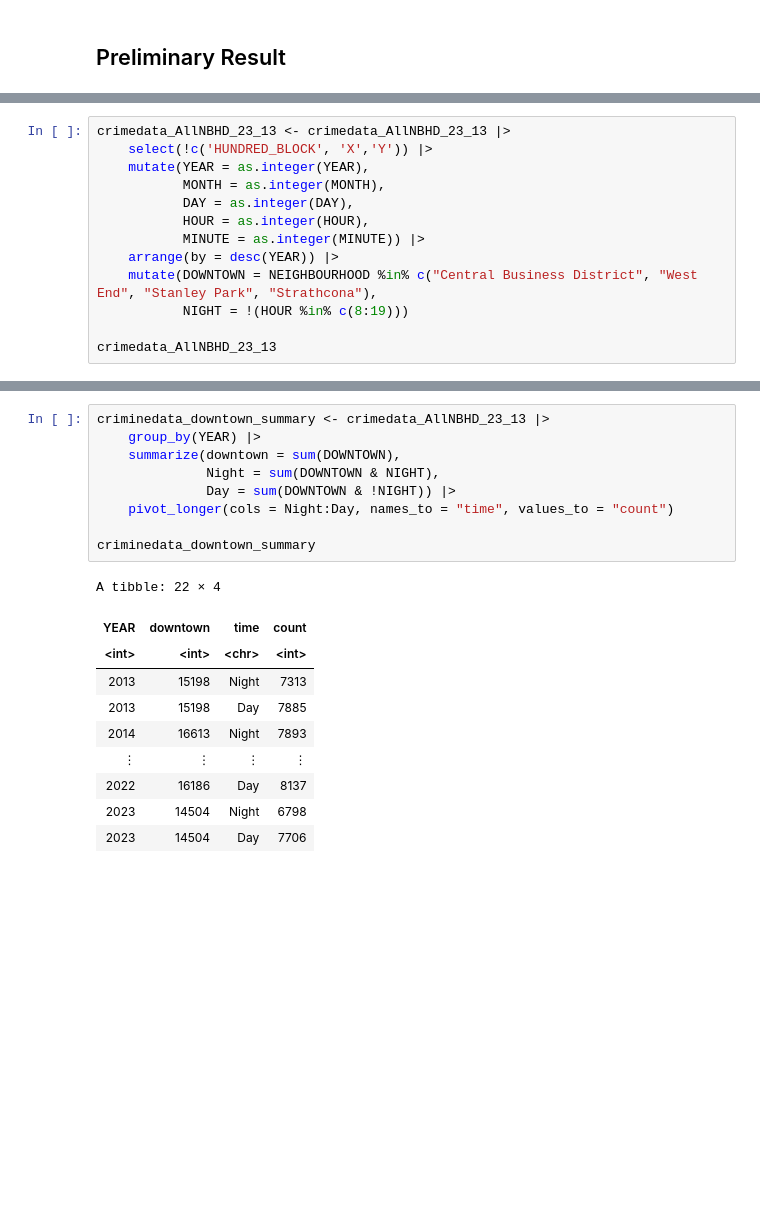
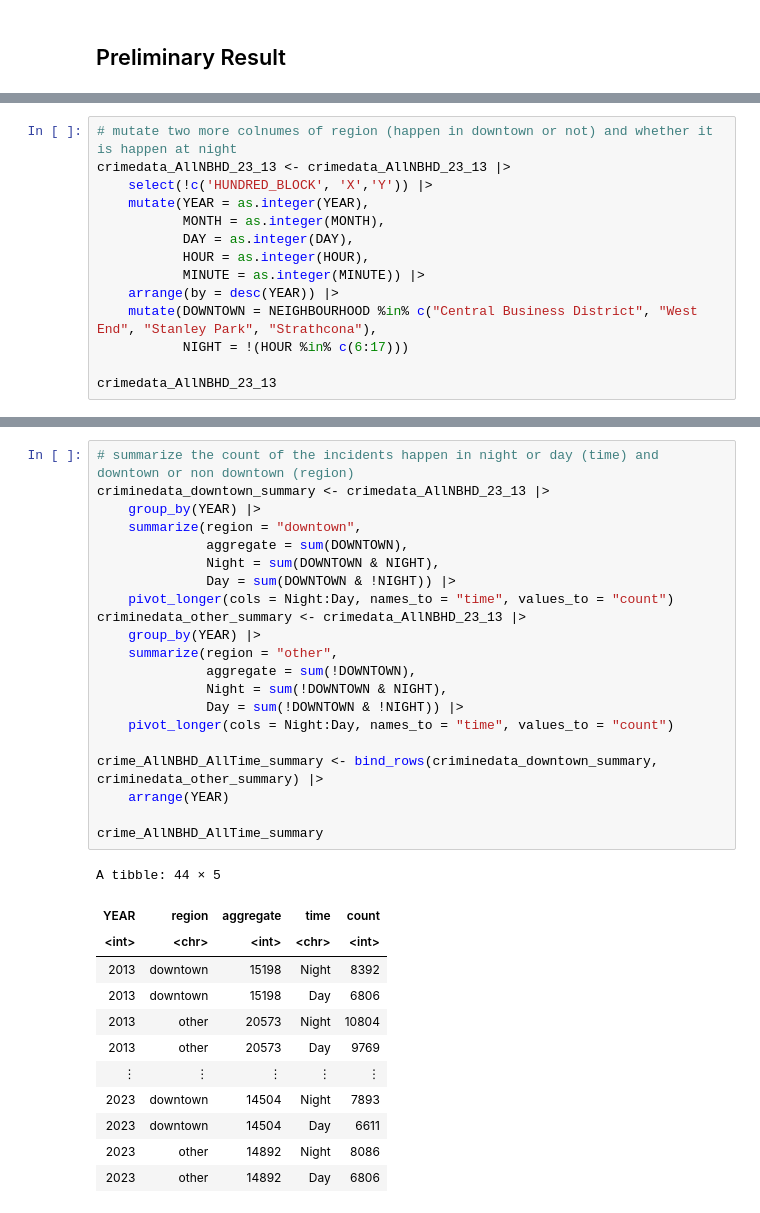
Before and after one commit to AllenCheng5186/STAT201-Group16-Group-Project, a Jupyter notebook: Preliminary Result.ipynb, the cells around one changed output, grey strips where cells are left out. Drawn from its saved outputs; the diff is of its cells as text; blank space fills up the shorter version.

```diff
--- a/Preliminary Result.ipynb
+++ b/Preliminary Result.ipynb
@@ -55,6 +57,7 @@ A spec_tbl_df: 428271 × 10
 | Vehicle Collision or Pedestrian S... | 2013 | 12 | 3 | 9 | 49 | YUKON ST / W KING EDWARD AVE | Riley Park | 491835 | 5455126 |
 | Vehicle Collision or Pedestrian S... | 2013 | 12 | 27 | 14 | 40 | YUKON ST / W KING EDWARD AVE | Riley Park | 491835 | 5455126 |
 # %%
+# mutate two more colnumes of region (happen in downtown or not) and whether it is happen at night
 crimedata_AllNBHD_23_13 <- crimedata_AllNBHD_23_13 |>
     select(!c('HUNDRED_BLOCK', 'X','Y')) |>
     mutate(YEAR = as.integer(YEAR),
@@ -64,7 +67,7 @@ crimedata_AllNBHD_23_13 <- crimedata_AllNBHD_23_13 |>
            MINUTE = as.integer(MINUTE)) |>
     arrange(by = desc(YEAR)) |>
     mutate(DOWNTOWN = NEIGHBOURHOOD %in% c("Central Business District", "West End", "Stanley Park", "Strathcona"),
-           NIGHT = !(HOUR %in% c(8:19)))
+           NIGHT = !(HOUR %in% c(6:17)))
 
 crimedata_AllNBHD_23_13
 # %% [output]
@@ -112,22 +121,36 @@ crimedata_AllNBHD_23_13_barplot
 # %% [output]
 [figure]
 # %%
+# summarize the count of the incidents happen in night or day (time) and downtown or non downtown (region)
 criminedata_downtown_summary <- crimedata_AllNBHD_23_13 |>
     group_by(YEAR) |>
-    summarize(downtown = sum(DOWNTOWN),
+    summarize(region = "downtown",
+              aggregate = sum(DOWNTOWN),
               Night = sum(DOWNTOWN & NIGHT),
               Day = sum(DOWNTOWN & !NIGHT)) |>
     pivot_longer(cols = Night:Day, names_to = "time", values_to = "count")
+criminedata_other_summary <- crimedata_AllNBHD_23_13 |>
+    group_by(YEAR) |>
+    summarize(region = "other",
+              aggregate = sum(!DOWNTOWN),
+              Night = sum(!DOWNTOWN & NIGHT),
+              Day = sum(!DOWNTOWN & !NIGHT)) |>
+    pivot_longer(cols = Night:Day, names_to = "time", values_to = "count")
 
-criminedata_downtown_summary
+crime_AllNBHD_AllTime_summary <- bind_rows(criminedata_downtown_summary, criminedata_other_summary) |>
+    arrange(YEAR)
+
+crime_AllNBHD_AllTime_summary
 # %% [output]
-A tibble: 22 × 4
+A tibble: 44 × 5
-| YEAR | downtown | time | count |
-| <int> | <int> | <chr> | <int> |
-| 2013 | 15198 | Night | 7313 |
-| 2013 | 15198 | Day | 7885 |
-| 2014 | 16613 | Night | 7893 |
-| ⋮ | ⋮ | ⋮ | ⋮ |
-| 2022 | 16186 | Day | 8137 |
-| 2023 | 14504 | Night | 6798 |
-| 2023 | 14504 | Day | 7706 |
+| YEAR | region | aggregate | time | count |
+| <int> | <chr> | <int> | <chr> | <int> |
+| 2013 | downtown | 15198 | Night | 8392 |
+| 2013 | downtown | 15198 | Day | 6806 |
+| 2013 | other | 20573 | Night | 10804 |
+| 2013 | other | 20573 | Day | 9769 |
+| ⋮ | ⋮ | ⋮ | ⋮ | ⋮ |
+| 2023 | downtown | 14504 | Night | 7893 |
+| 2023 | downtown | 14504 | Day | 6611 |
+| 2023 | other | 14892 | Night | 8086 |
+| 2023 | other | 14892 | Day | 6806 |
```
Also changed, not shown: parts of 9 cells of this notebook.
